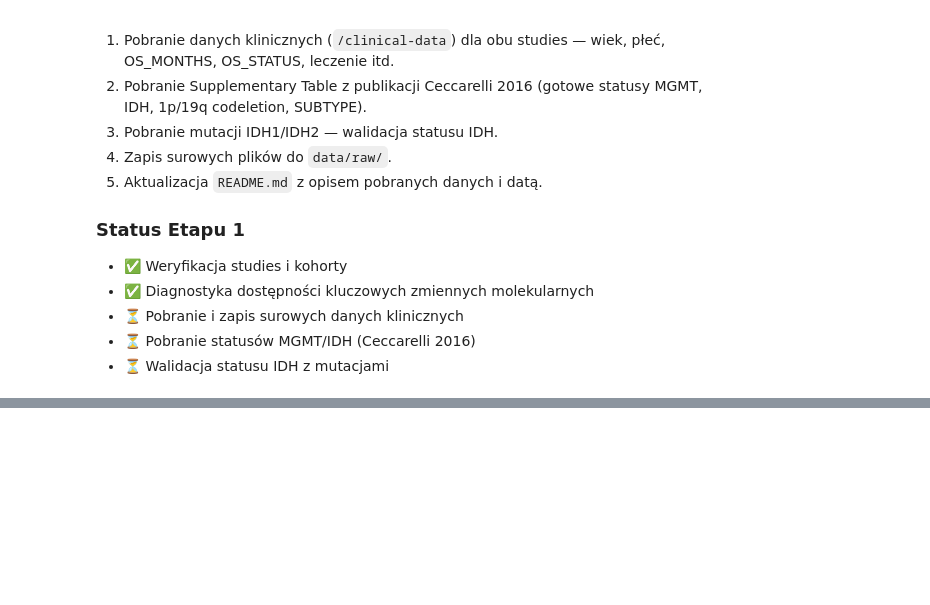
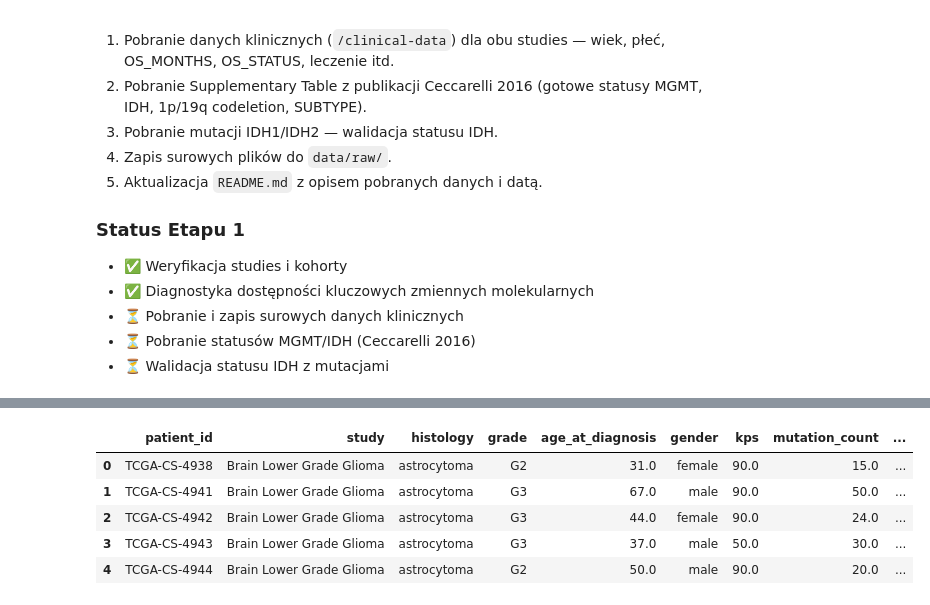
Before and after one commit to AnnaZimniewicz/tcga-glioma-survival, a Jupyter notebook: notebooks/01_data_acquisition.ipynb, the cells around one changed output, grey strips where cells are left out. Saved outputs shown, nothing was run; the diff lists cells and outputs as text; code cells hidden in the pictures; blank space fills up the shorter version.

Commit message:
Etap 1: dodaj tabelę kliniczną z Ceccarelli 2016, walidacja ID

```diff
--- a/notebooks/01_data_acquisition.ipynb
+++ b/notebooks/01_data_acquisition.ipynb
@@ -607,0 +689,38 @@ Status IDH zostanie dodatkowo zwalidowany przez porównanie z mutacjami genów I
+# %%
+nazwy_kolumn = {
+    # Identyfikatory i stratyfikacja
+    'Case': 'patient_id',
+    'Study': 'study',
+
+    # Dane kliniczne
+    'Histology': 'histology',
+    'Grade': 'grade',
+    'Age (years at diagnosis)': 'age_at_diagnosis',
+    'Gender': 'gender',
+    'Karnofsky Performance Score': 'kps',
+    'Mutation Count': 'mutation_count',
+
+    # Outcome - analiza przeżycia
+    'Survival (months)': 'os_months',         # OS = Overall Survival
+    'Vital status (1=dead)': 'os_event',      # event = zdarzenie (zgon)
+
+    # Biomarkery główne
+    'IDH status': 'idh_status',
+    'MGMT promoter status': 'mgmt_status',
+    '1p/19q codeletion': 'codel_1p19q',
+    'IDH/codel subtype': 'idh_codel_subtype',
+
+    # Biomarkery dodatkowe - do ewentualnej rozszerzonej analizy / dyskusji
+    'TERT promoter status': 'tert_promoter_status',
+    'ATRX status': 'atrx_status',
+}
+
+ceccarelli_clean = ceccarelli[list(nazwy_kolumn.keys())].rename(columns=nazwy_kolumn)
+
+# Sprawdzenie wyniku
+print(f"Kolumn przed: 51")
+print(f"Kolumn po:    {len(ceccarelli_clean.columns)}")
+print()
+print("Nowe nazwy kolumn:")
+for col in ceccarelli_clean.columns:
+    print(f"  - {col}")
@@ -607,0 +748,10 @@ Status IDH zostanie dodatkowo zwalidowany przez porównanie z mutacjami genów I
+# %%
+# Podgląd pierwszych 5 wierszy z nowymi nazwami
+ceccarelli_clean.head(5)
+# %% [output]
+|  | patient_id | study | histology | grade | age_at_diagnosis | gender | kps | mutation_count | ... |
+| 0 | TCGA-CS-4938 | Brain Lower Grade Glioma | astrocytoma | G2 | 31.0 | female | 90.0 | 15.0 | ... |
+| 1 | TCGA-CS-4941 | Brain Lower Grade Glioma | astrocytoma | G3 | 67.0 | male | 90.0 | 50.0 | ... |
+| 2 | TCGA-CS-4942 | Brain Lower Grade Glioma | astrocytoma | G3 | 44.0 | female | 90.0 | 24.0 | ... |
+| 3 | TCGA-CS-4943 | Brain Lower Grade Glioma | astrocytoma | G3 | 37.0 | male | 50.0 | 30.0 | ... |
+| 4 | TCGA-CS-4944 | Brain Lower Grade Glioma | astrocytoma | G2 | 50.0 | male | 90.0 | 20.0 | ... |
```
Also changed, not shown: parts of 21 cells of this notebook, 1 other file.
